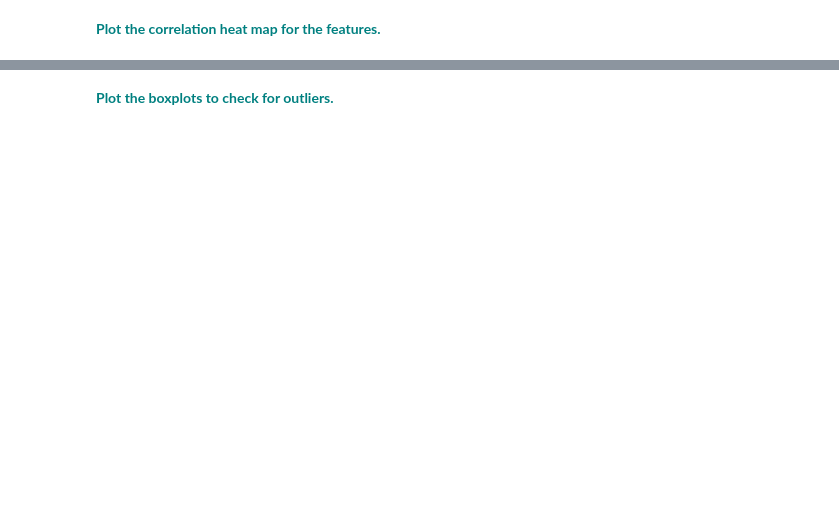
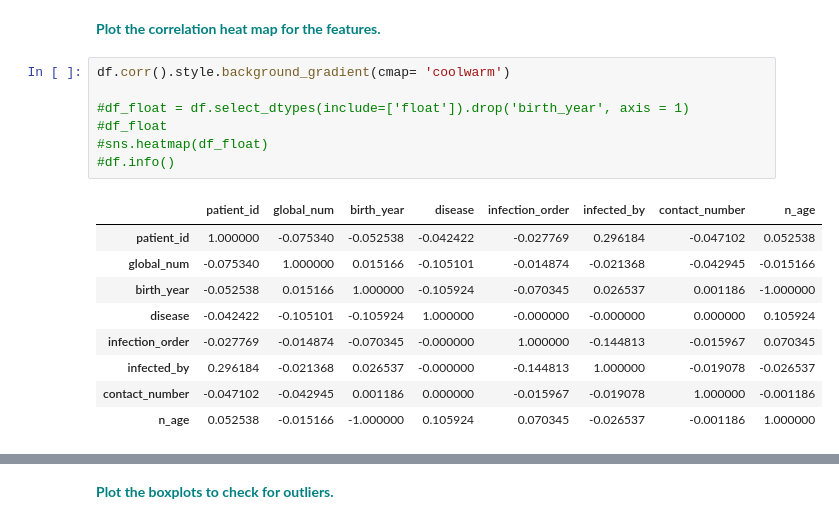
Before and after one commit to minglwu427/springboard_MW, a Jupyter notebook: Unit_14_Supervised_Learning/RandomForest Covid Case Study/RandomForest_casestudy_covid19.ipynb, the cells around one changed output, grey strips where cells are left out. Cells and saved outputs as stored; diff of their text form; blank space fills up the shorter version.

```diff
--- a/Unit_14_Supervised_Learning/RandomForest Covid Case Study/RandomForest_casestudy_covid19.ipynb
+++ b/Unit_14_Supervised_Learning/RandomForest Covid Case Study/RandomForest_casestudy_covid19.ipynb
@@ -125,2 +321,19 @@ vn
 # %% [markdown]
 **<font color='teal'> Plot the correlation heat map for the features.</font>**
+# %%
+df.corr().style.background_gradient(cmap= 'coolwarm')
+
+#df_float = df.select_dtypes(include=['float']).drop('birth_year', axis = 1)
+#df_float
+#sns.heatmap(df_float)
+#df.info()
+# %% [output]
+|  | patient_id | global_num | birth_year | disease | infection_order | infected_by | contact_number | n_age |
+| patient_id | 1.000000 | -0.075340 | -0.052538 | -0.042422 | -0.027769 | 0.296184 | -0.047102 | 0.052538 |
+| global_num | -0.075340 | 1.000000 | 0.015166 | -0.105101 | -0.014874 | -0.021368 | -0.042945 | -0.015166 |
+| birth_year | -0.052538 | 0.015166 | 1.000000 | -0.105924 | -0.070345 | 0.026537 | 0.001186 | -1.000000 |
+| disease | -0.042422 | -0.105101 | -0.105924 | 1.000000 | -0.000000 | -0.000000 | 0.000000 | 0.105924 |
+| infection_order | -0.027769 | -0.014874 | -0.070345 | -0.000000 | 1.000000 | -0.144813 | -0.015967 | 0.070345 |
+| infected_by | 0.296184 | -0.021368 | 0.026537 | -0.000000 | -0.144813 | 1.000000 | -0.019078 | -0.026537 |
+| contact_number | -0.047102 | -0.042945 | 0.001186 | 0.000000 | -0.015967 | -0.019078 | 1.000000 | -0.001186 |
+| n_age | 0.052538 | -0.015166 | -1.000000 | 0.105924 | 0.070345 | -0.026537 | -0.001186 | 1.000000 |
```
Also changed, not shown: parts of 25 cells of this notebook, 16 other files.
